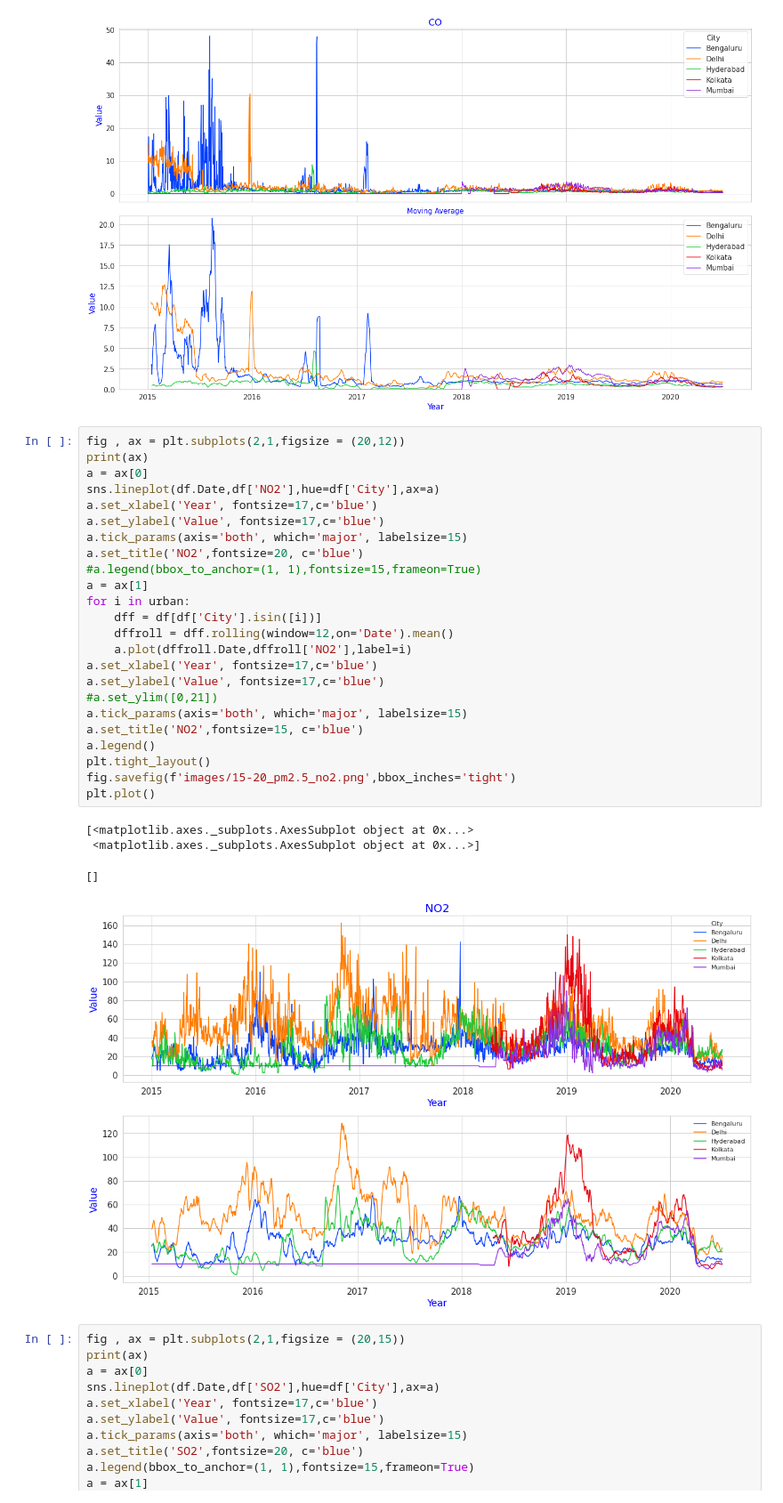
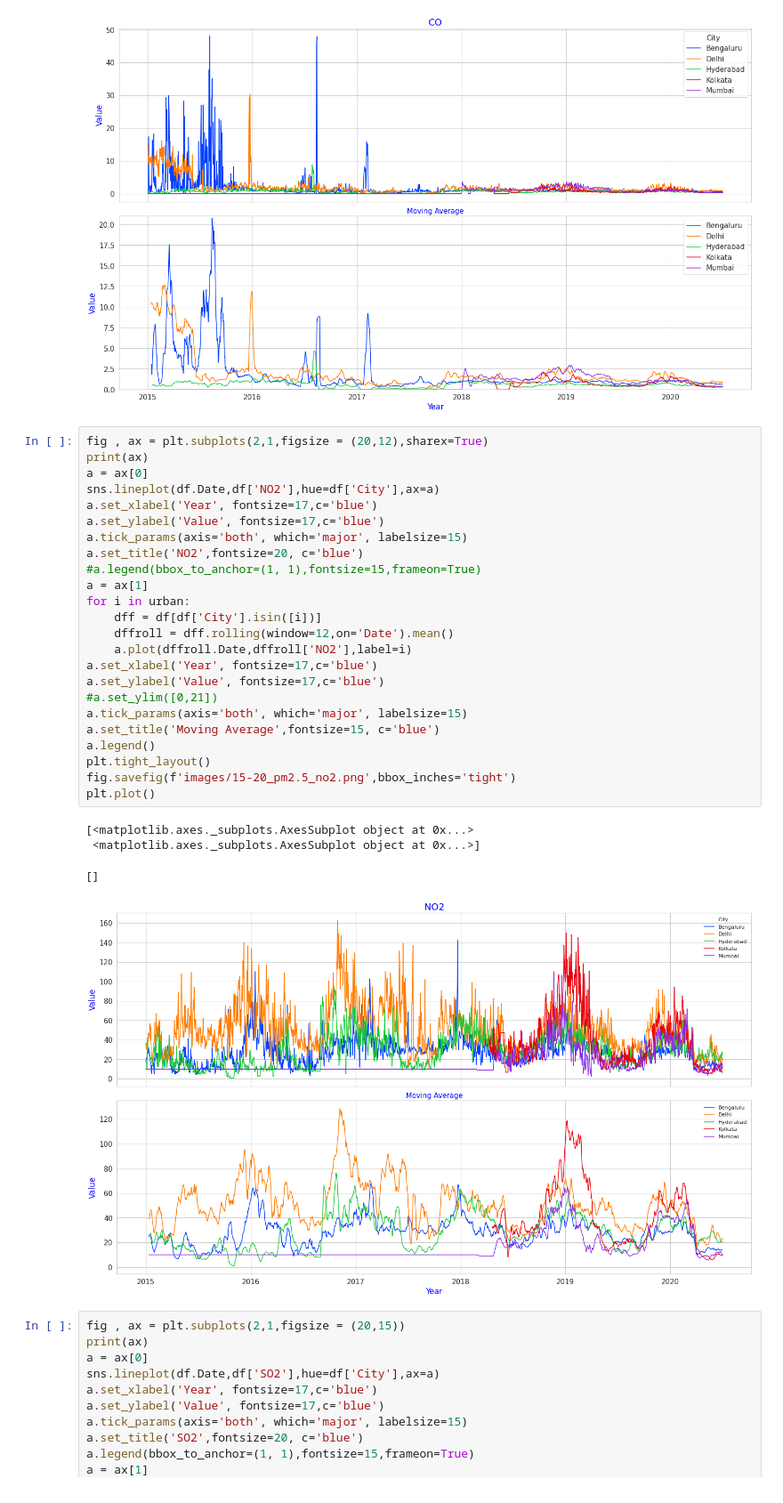
Before and after one commit to algoasylum/ExploringTheUnseen, a Jupyter notebook: code/LinePlots-urban-15-20.ipynb, the cells around one changed output. Shown at 89% size. Cells and saved outputs as stored; diff of their text form.

Commit message:
legends fixed

```diff
--- a/code/LinePlots-urban-15-20.ipynb
+++ b/code/LinePlots-urban-15-20.ipynb
@@ -110,34 +110,34 @@ plt.plot()
 []
 [figure]
 # %%
-fig , ax = plt.subplots(2,1,figsize = (20,12))
+fig , ax = plt.subplots(2,1,figsize = (20,12),sharex=True)
 print(ax)
 a = ax[0]
 sns.lineplot(df.Date,df['NO2'],hue=df['City'],ax=a)
 a.set_xlabel('Year', fontsize=17,c='blue')
 a.set_ylabel('Value', fontsize=17,c='blue')
 a.tick_params(axis='both', which='major', labelsize=15)
 a.set_title('NO2',fontsize=20, c='blue')
 #a.legend(bbox_to_anchor=(1, 1),fontsize=15,frameon=True)
 a = ax[1]
 for i in urban:
     dff = df[df['City'].isin([i])]
     dffroll = dff.rolling(window=12,on='Date').mean()
     a.plot(dffroll.Date,dffroll['NO2'],label=i)
 a.set_xlabel('Year', fontsize=17,c='blue')
 a.set_ylabel('Value', fontsize=17,c='blue')
 #a.set_ylim([0,21])
 a.tick_params(axis='both', which='major', labelsize=15)
-a.set_title('NO2',fontsize=15, c='blue')
+a.set_title('Moving Average',fontsize=15, c='blue')
 a.legend()
 plt.tight_layout()
 fig.savefig(f'images/15-20_pm2.5_no2.png',bbox_inches='tight')
 plt.plot()
 # %% [output]
 [<matplotlib.axes._subplots.AxesSubplot object at 0x...>
  <matplotlib.axes._subplots.AxesSubplot object at 0x...>]
 []
-[figure, old version]
+[figure, new version]
 # %%
 fig , ax = plt.subplots(2,1,figsize = (20,15))
 print(ax)
```
Also changed, not shown: parts of 2 cells of this notebook, 4 other files.
